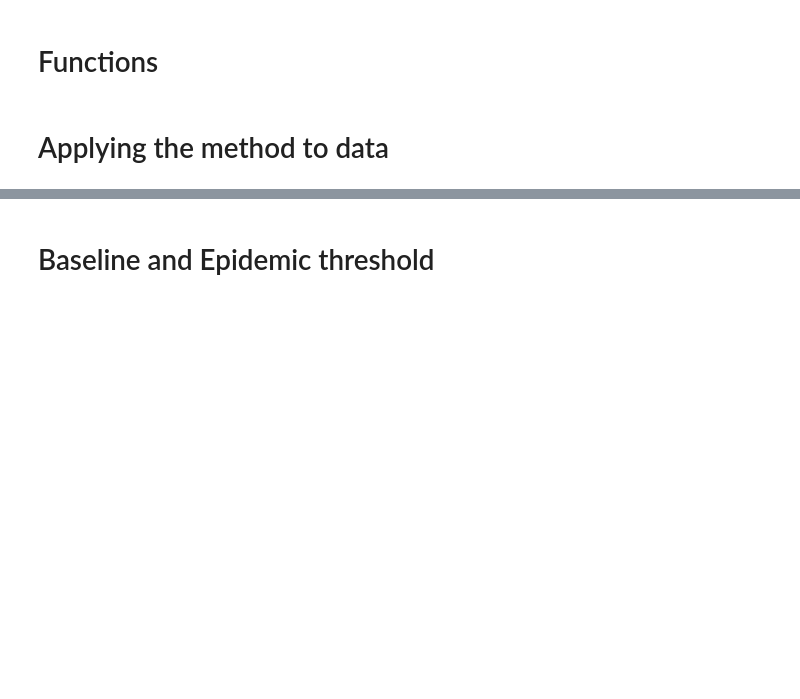
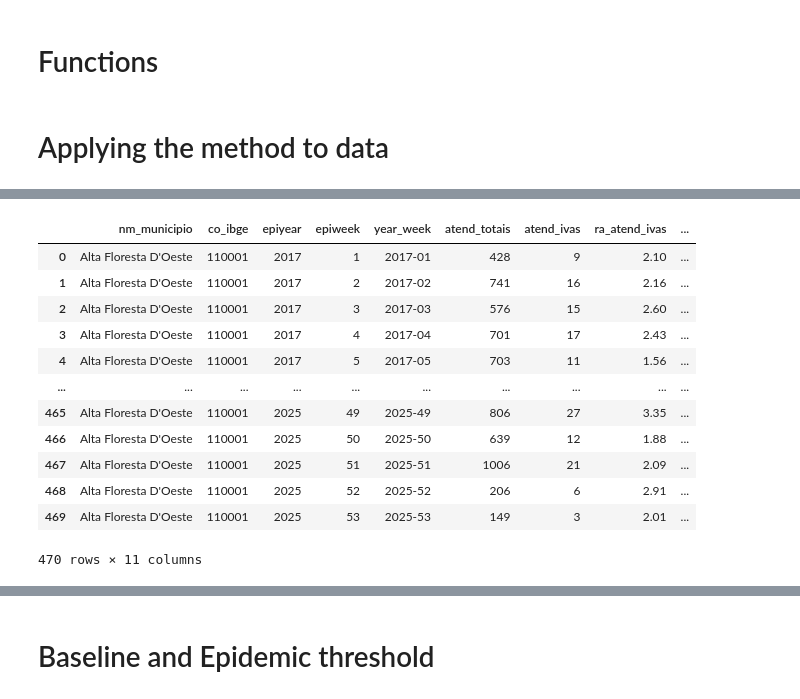
Before and after one commit to Julian-sun/IDEA_model, a Jupyter notebook: tmp/MEM_v1.ipynb, the cells around one changed output, grey strips where cells are left out. Drawn from its saved outputs; the diff is of its cells as text; code cells hidden in the pictures; blank space fills up the shorter version.

```diff
--- a/tmp/MEM_v1.ipynb
+++ b/tmp/MEM_v1.ipynb
@@ -114,4 +134,20 @@ def mem_epidemic_period(set_muni, delta=0.02):
     summary = pd.DataFrame(summary_records)
 
     return summary, results
+# %%
+set_muni
+# %% [output]
+|  | nm_municipio | co_ibge | epiyear | epiweek | year_week | atend_totais | atend_ivas | ra_atend_ivas | ... |
+| 0 | Alta Floresta D'Oeste | 110001 | 2017 | 1 | 2017-01 | 428 | 9 | 2.10 | ... |
+| 1 | Alta Floresta D'Oeste | 110001 | 2017 | 2 | 2017-02 | 741 | 16 | 2.16 | ... |
+| 2 | Alta Floresta D'Oeste | 110001 | 2017 | 3 | 2017-03 | 576 | 15 | 2.60 | ... |
+| 3 | Alta Floresta D'Oeste | 110001 | 2017 | 4 | 2017-04 | 701 | 17 | 2.43 | ... |
+| 4 | Alta Floresta D'Oeste | 110001 | 2017 | 5 | 2017-05 | 703 | 11 | 1.56 | ... |
+| ... | ... | ... | ... | ... | ... | ... | ... | ... | ... |
+| 465 | Alta Floresta D'Oeste | 110001 | 2025 | 49 | 2025-49 | 806 | 27 | 3.35 | ... |
+| 466 | Alta Floresta D'Oeste | 110001 | 2025 | 50 | 2025-50 | 639 | 12 | 1.88 | ... |
+| 467 | Alta Floresta D'Oeste | 110001 | 2025 | 51 | 2025-51 | 1006 | 21 | 2.09 | ... |
+| 468 | Alta Floresta D'Oeste | 110001 | 2025 | 52 | 2025-52 | 206 | 6 | 2.91 | ... |
+| 469 | Alta Floresta D'Oeste | 110001 | 2025 | 53 | 2025-53 | 149 | 3 | 2.01 | ... |
+470 rows × 11 columns
 # %%
```
Also changed, not shown: parts of 8 cells of this notebook, 4 other files.
